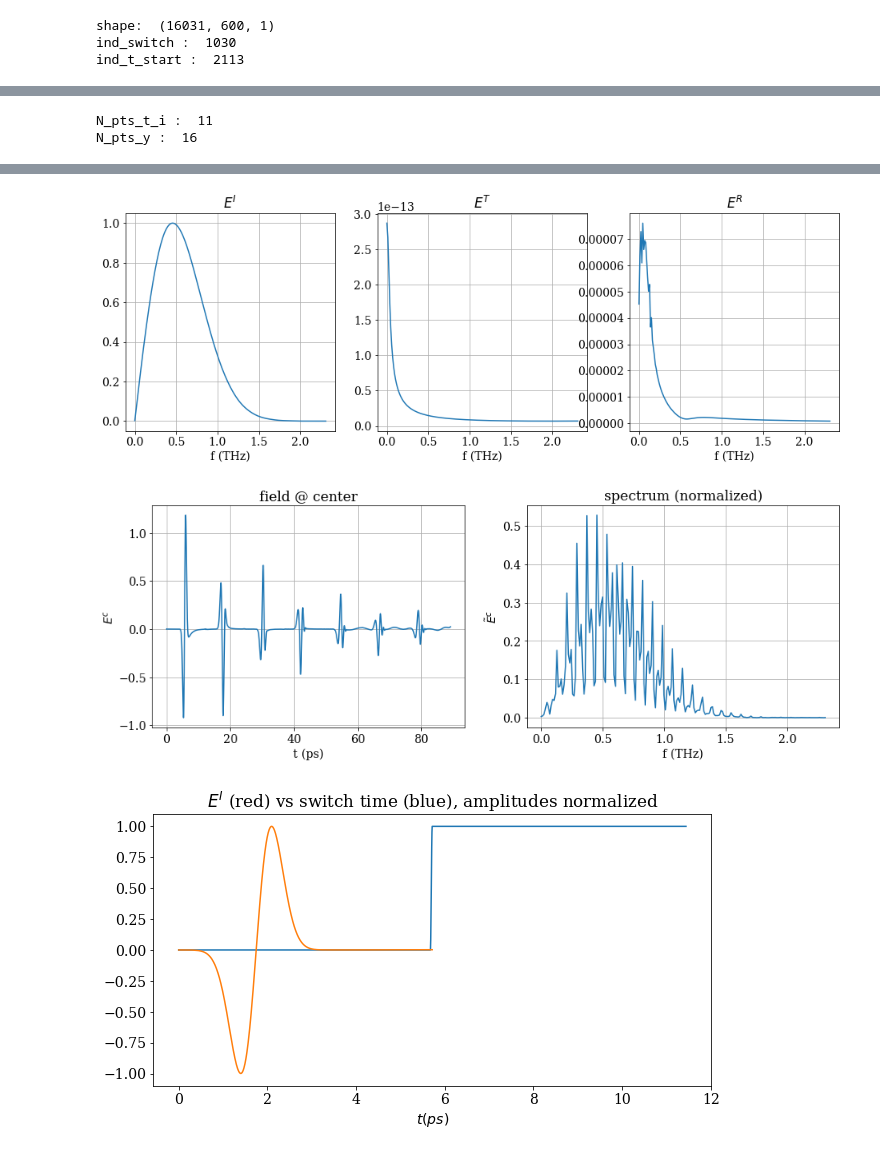
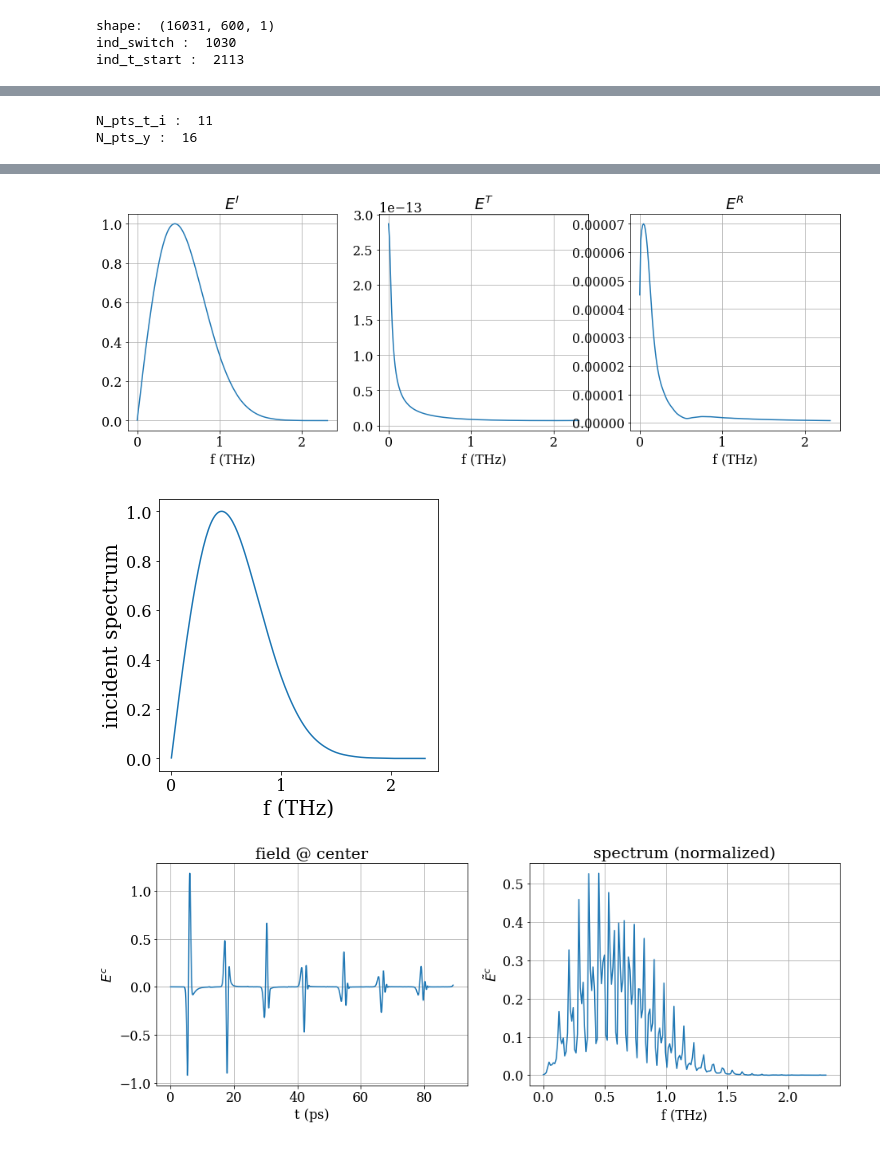
Before and after one commit to nimachm81/YEEFDTD, a Jupyter notebook: build/visualisation/Gaussian Plasma - curved lines.ipynb, the cells around one changed output, grey strips where cells are left out. Cells and saved outputs as stored; diff of their text form; code cells hidden in the pictures.

```diff
--- a/build/visualisation/Gaussian Plasma - curved lines.ipynb
+++ b/build/visualisation/Gaussian Plasma - curved lines.ipynb
@@ -9,8 +9,8 @@ from scipy import constants
 import os
 from ReadBinary import *
 
-plt.rcParams["figure.figsize"] = [6, 6]
-font = {'family' : 'serif', 'weight' : 'normal', 'size' : 14}
+plt.rcParams["figure.figsize"] = [5, 5]
+font = {'family' : 'serif', 'weight' : 'normal', 'size' : 17}
 matplotlib.rc('font', **font)
 
 fileSuffix = "-fp=12.75-gamma=1-lineDistance=1200-fwhmLeft=42-fwhmRight=64-swithTime=0.100000001-res=50"
@@ -20,7 +20,7 @@ filename_params = folder+"params{}.param".format(fileSuffix)
 params = ReadParamsFile(filename_params)
 print(params)
 
-dt_ps = params['dt']/(constants.c/params['unit_length_si'])/constants.pico
+dt_ps = params['dt']/(constants.c/params['unit_length_si'])/constants.pico*params['EorWp_entire_sample_rate']
 dy_um = params['dy']*params['unit_length_si']/constants.micro
 dz_um = params['dz']*params['unit_length_si']/constants.micro
 
@@ -61,8 +61,8 @@ plt.ylabel(r'$y (\mu m)$')
 plt.savefig(folder + 'plasma.png', bbox_inches='tight', pad_inches=0.5)
 plt.show()
 
-animate = True
-save_animation = True
+animate = False
+save_animation = False
 
 if animate:
     def animate_E(n):
@@ -92,6 +92,23 @@ if animate:
         fig = plt.figure(figsize=(7,6*(shape[0]/shape[1])))
         anim = animation.FuncAnimation(fig, animate_E, frames=E.shape[0], interval=1, repeat=False)
         anim.save(folder + 'Efield-anim.mp4', writer="ffmpeg", fps=15, dpi=200)
+
+
+inds_snapshot = (np.array([2.6, 6.12, 79.7])/dt_ps).astype("int")
+
+for ind in inds_snapshot:
+    plt.clf()
+    plt.imshow(np.real(E[ind, :,:-1]), cmap="rainbow", origin='lower', aspect='auto', extent=[-z_max_um, z_max_um, -y_max_um, y_max_um])
+    plt.colorbar()
+    y = np.linspace(-y_max_um, y_max_um, shape[0])
+    z = np.linspace(-z_max_um, z_max_um, shape[1])
+    Z, Y = np.meshgrid(z, y, indexing='xy')
+    plt.contour(Z, Y, np.real(Wp2[ind, :,:]), cmap="Greys", linewidths=0.5)
+    plt.xlabel(r'$z (\mu$m)', fontsize=20)
+    plt.ylabel(r'$y (\mu$m)', fontsize=20)
+    plt.title(r't = {:.3f} ps'.format(ind*dt_ps))
+    plt.savefig(folder + 'E-snapshot-{}.eps'.format(ind), bbox_inches='tight', pad_inches=0.5)
+    plt.show()
 # %% [output]
 Populating the interactive namespace from numpy and matplotlib
 {'dt': 0.013435029424726963, 'dy': 0.019999999552965164, 'dz': 0.019999999552965164, 'unit_length_si': 0.00012399999832268804, 'lineDistance_in_unitlength': 9.677419662475586, 'radius_left_in_unitleng ...
@@ -121,6 +123,6 @@ _tkinter.TclError: can't invoke "update" command: application has been destroyed
 # %%
 %matplotlib inline
-font = {'family' : 'serif', 'weight' : 'normal', 'size' : 14}
+font = {'family' : 'serif', 'weight' : 'normal', 'size' : 16}
 matplotlib.rc('font', **font)
 
 
@@ -134,6 +136,7 @@ Ei = GetArrays(folder+"Ei-x-slice{}.data".format(fileSuffix), indStart=0, indEnd
 Et = GetArrays(folder+"Et-x-slice{}.data".format(fileSuffix), indStart=0, indEnd=None)[:, 0, :, :]
 Er = GetArrays(folder+"Er-x-slice{}.data".format(fileSuffix), indStart=0, indEnd=None)[:, 0, :, :]
 Ec = GetArrays(folder+"Ec-x-slice{}.data".format(fileSuffix), indStart=0, indEnd=None)[:, 0, :, :]
+Hc = GetArrays(folder+"Hc-y-slice{}.data".format(fileSuffix), indStart=0, indEnd=None)[:, 0, :, :]
 print("shape: ", Et.shape)
 
 shape = Et.shape[1:]
@@ -143,7 +146,6 @@ ind_switch = np.argmax(wp2_t)
 Ei_ty = Ei[:, :, 0]
 Et_ty = Et[:, :, 0]
 Er_ty = Er[:, :, 0]
-Ec_ty = Ec[:, :, 0]
 ind_t_start = np.argmax(np.abs(np.sum(Et_ty, axis=1)) > 0.0)
 print("ind_switch : ", ind_switch)
 print("ind_t_start : ", ind_t_start)
@@ -281,6 +283,15 @@ plt.grid()
 plt.savefig(folder + 'E-irt-spectrum_ky=0.png', bbox_inches='tight', pad_inches=0.5)
 plt.show()
 
+plt.rcParams["figure.figsize"] = [5, 5]
+plt.plot(w*(constants.c/(unitLength))/constants.tera/(2.0*np.pi), np.abs(Ei_f)/Ei_f_max)
+plt.xlabel('f (THz)', fontsize=20)
+plt.ylabel('incident spectrum', fontsize=20)
+plt.savefig(folder + 'E-I-spectrum.eps', bbox_inches='tight', pad_inches=0.5)
+plt.show()
+
+Ec_ty = Ec[:, :, 0]
+Hc_ty = Hc[:, :, 0]
 
 Ec_t = Ec_ty[:, Ec_ty.shape[1]//2]
 w, Ec_f = Get_Temporal_Spectrum(Ec_t)
@@ -326,3 +337,3 @@ N_pts_y :  16
-[figure, old version]
+[figure, new version]
-[figure, old version]
+[figure, new version]
-[figure, old version]
+[figure, new version]
```
Also changed, not shown: parts of 5 cells of this notebook, 31 other files.
